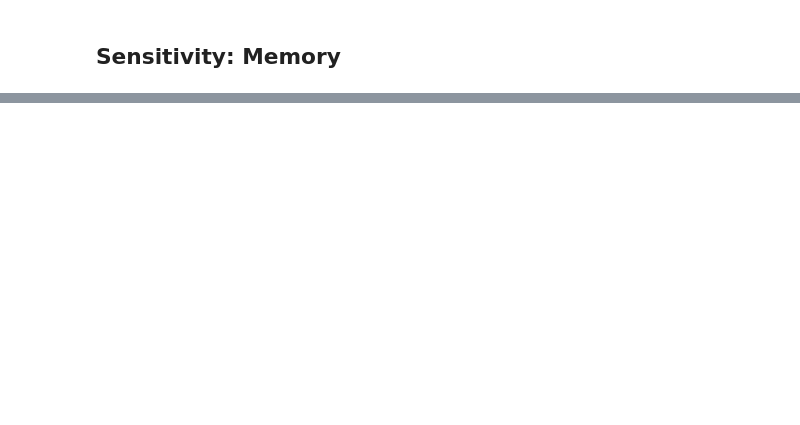
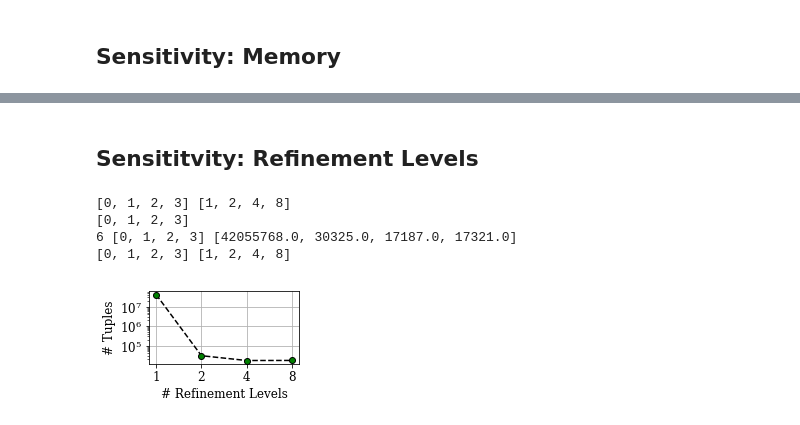
Before and after one commit to agupta13/SONATA-DEV, a Jupyter notebook: analysis/performance_eval/plot_results/plot_results.ipynb, the cells around one changed output, grey strips where cells are left out. Cells and saved outputs as stored; diff of their text form; code cells hidden in the pictures; blank space fills up the shorter version.

```diff
--- a/analysis/performance_eval/plot_results/plot_results.ipynb
+++ b/analysis/performance_eval/plot_results/plot_results.ipynb
@@ -764 +765,76 @@ draw_plots(data, modes, modes_2_labels)
+# %% [markdown]
+## Sensititvity: Refinement Levels
+# %%
+data = {8: {6: [17321.0]}, 1: {6: [42055768.0]}, 2: {6: [30325.0]}, 4: {6: [17187.0]}}
+
+Rs = data.keys()
+Rs.sort()
+modes = [6]
+modes_2_labels = {1: "Pl1", 2: "Pl2", 3: "Pl3", 4: "Pl4", 6: "Sonata"}
+hatches = {0:'/', 1:'-', 2:'+', 3:'o', 4:'\\', 5:'x', 6:'o', 7:'O', 8:'.'}
+
+matplotlib.rc('text', usetex=False)
+matplotlib.use('Agg')
+# matplotlib.rcParams['pdf.fonttype'] = 42
+# matplotlib.rcParams['ps.fonttype'] = 42
+#matplotlib.rcParams['figure.figsize']= [3.125, 1.93]
+# matplotlib.rcParams['text.usetex'] = True
+matplotlib.rcParams['font.family']= 'serif'
+# matplotlib.rcParams['font.sans-serif']='Times'
+matplotlib.rcParams['font.size']= 12
+
+
+
+def draw_plots(data):
+    f, (ax) = plt.subplots(1)
+    ctr = 0
+    bar_width = 5
+    shift = (1+len(modes))*bar_width
+    qids = Rs
+    qids.sort()
+    matplotlib.rcParams['figure.figsize']= [3.125, 1.93]
+
+    xlab = range(len(qids))
+    print xlab, qids
+
+    ticks = xlab
+    print ticks
+
+    for mode in modes:
+        y = [np.median(data[qid][mode]) for qid in qids]
+
+        x = xlab
+
+        print mode, x, y
+        #ax.bar(x, y, bar_width, alpha=0.8, color=color_n[mode], hatch = hatches[mode],label=modes_2_labels[mode])
+        pl.plot(x,y,label=modes_2_labels[mode],color='k',linestyle='--', marker='o', mec='k', mfc='g')
+
+        ctr += 1
+
+    plt.xlabel('# Refinement Levels')
+    plt.ylabel('# Tuples')
+
+    print ticks, qids
+    plt.xticks(ticks, qids, rotation=0)
+    ax.grid(True)
+    #ax.set_xlim(xmax=5.25)
+    ax.set_yscale("log", nonposy='clip')
+#     ax.set_xlim(xmin=0.75)
+#     ax.legend(loc='upper center', bbox_to_anchor=(0.5, 1.2),
+#               ncol=5, fancybox=False, shadow=False)
+    fname = "/Users/arpit/Documents/nsdi18/writing/figures/sensitivity_R_analysis.eps"
+    plt.tight_layout()
+    plot_name = fname
+    pl.savefig(plot_name)
+    plt.show()
+    pass
+
+# plot_data = get_plot_data(data)
+draw_plots(data)
+# %% [output]
+[0, 1, 2, 3] [1, 2, 4, 8]
+[0, 1, 2, 3]
+6 [0, 1, 2, 3] [42055768.0, 30325.0, 17187.0, 17321.0]
+[0, 1, 2, 3] [1, 2, 4, 8]
+[figure, added]
 # %%
```
Also changed, not shown: parts of 9 cells of this notebook, 2 other files.
